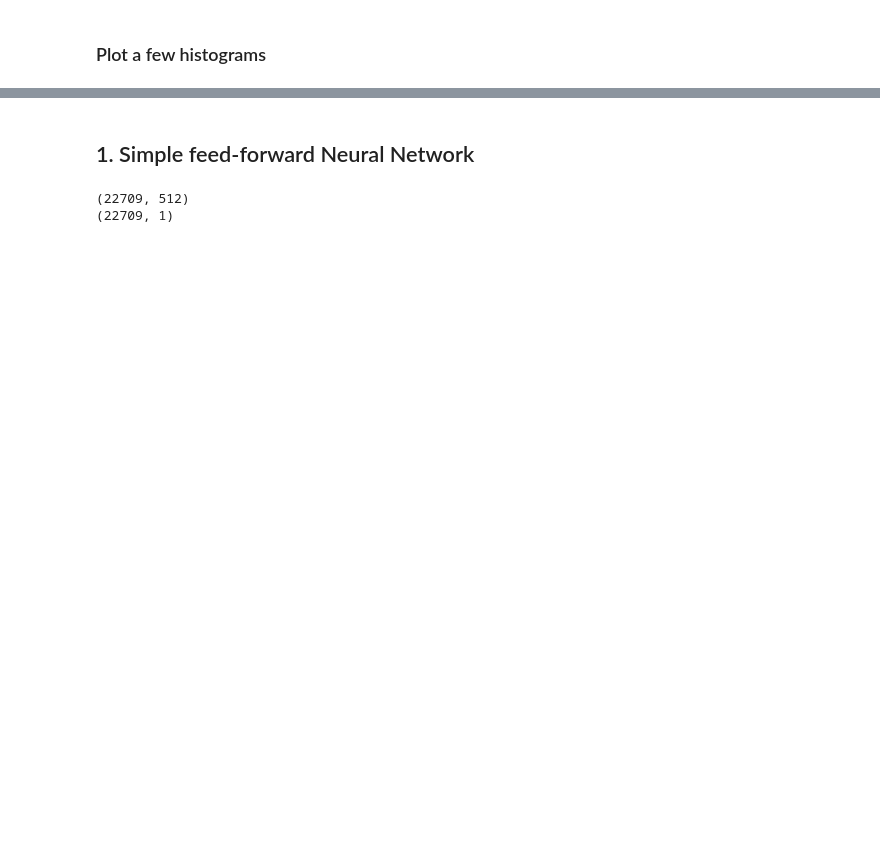
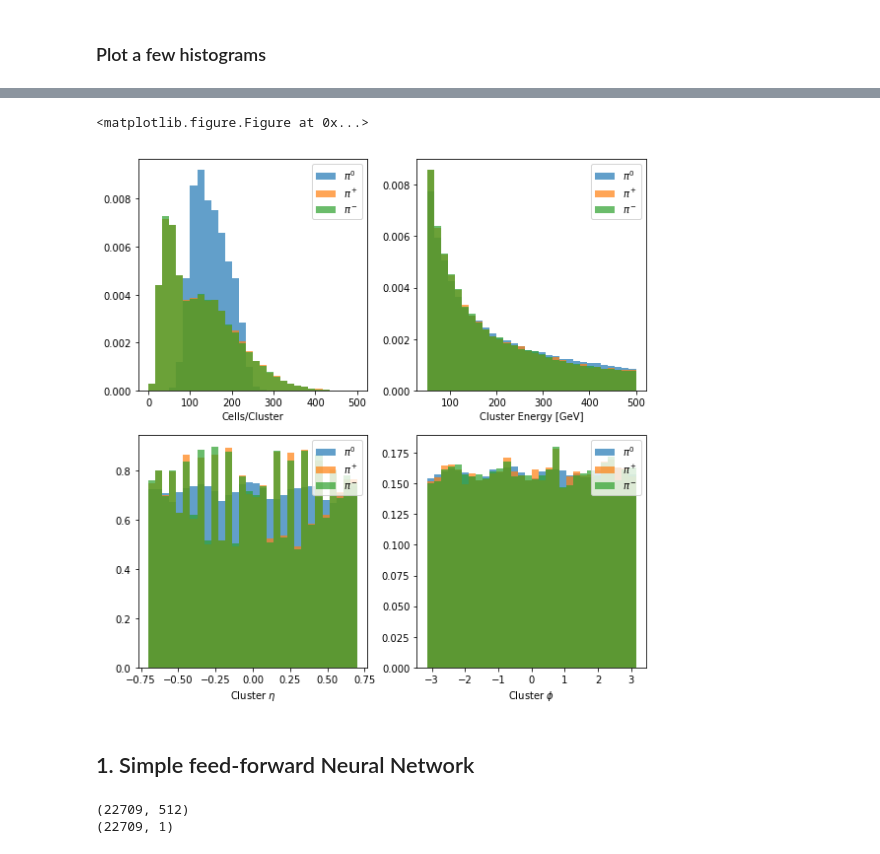
Before and after one commit to russbate42/UBCPionML, a Jupyter notebook: classifier/TopoClusterClassifier.ipynb, the cells around one changed output, grey strips where cells are left out. Drawn from its saved outputs; the diff is of its cells as text; code cells hidden in the pictures; blank space fills up the shorter version.

```diff
--- a/classifier/TopoClusterClassifier.ipynb
+++ b/classifier/TopoClusterClassifier.ipynb
@@ -184,3 +205,43 @@ plt.show()
+# %%
+# histograms for E = 0.5-2000 GeV pi0/pi+/pi- samples
+
+n_bins=30
+
+plt.cla(); plt.clf()
+fig, ax = plt.subplots(2, 2, tight_layout=True, figsize=(8,8))
+
+# number of cells per cluster
+ax[0,0].hist(p0['cluster_nCells'], bins=n_bins, normed=True, range=(0,500), alpha=0.7, label='$\pi^0$')
+ax[0,0].hist(pp['cluster_nCells'], bins=n_bins, normed=True, range=(0,500), alpha=0.7, label='$\pi^+$')
+ax[0,0].hist(pm['cluster_nCells'], bins=n_bins, normed=True, range=(0,500), alpha=0.7, label='$\pi^-$')
+ax[0,0].set_xlabel('Cells/Cluster')
+ax[0,0].legend()
+
+# cluster energy
+ax[0,1].hist(p0['clusterE'], bins=n_bins, normed=True, range=(50,500), alpha=0.7, label='$\pi^0$')
+ax[0,1].hist(pp['clusterE'], bins=n_bins, normed=True, range=(50,500), alpha=0.7, label='$\pi^+$')
+ax[0,1].hist(pm['clusterE'], bins=n_bins, normed=True, range=(50,500), alpha=0.7, label='$\pi^-$')
+ax[0,1].set_xlabel('Cluster Energy [GeV]')
+ax[0,1].legend()
+
+# cluster pseudo-rapidity, eta = -ln(tan(theta/2))
+ax[1,0].hist(p0['clusterEta'], bins=n_bins, normed=True, alpha=0.7, label='$\pi^0$')
+ax[1,0].hist(pp['clusterEta'], bins=n_bins, normed=True, alpha=0.7, label='$\pi^+$')
+ax[1,0].hist(pm['clusterEta'], bins=n_bins, normed=True, alpha=0.7, label='$\pi^-$')
+ax[1,0].set_xlabel('Cluster $\eta$')
+ax[1,0].legend()
+
+# cluster azimuthal angle
+ax[1,1].hist(p0['clusterPhi'], bins=n_bins, normed=True, alpha=0.7, label='$\pi^0$')
+ax[1,1].hist(pp['clusterPhi'], bins=n_bins, normed=True, alpha=0.7, label='$\pi^+$')
+ax[1,1].hist(pm['clusterPhi'], bins=n_bins, normed=True, alpha=0.7, label='$\pi^-$')
+ax[1,1].set_xlabel('Cluster $\phi$')
+ax[1,1].legend()
+
+plt.show()
+# %% [output]
+<matplotlib.figure.Figure at 0x...>
+[figure, added]
 # %% [markdown]
 ## 1. Simple feed-forward Neural Network
 # %%
```
Also changed, not shown: parts of 24 cells of this notebook, 1 other file.
